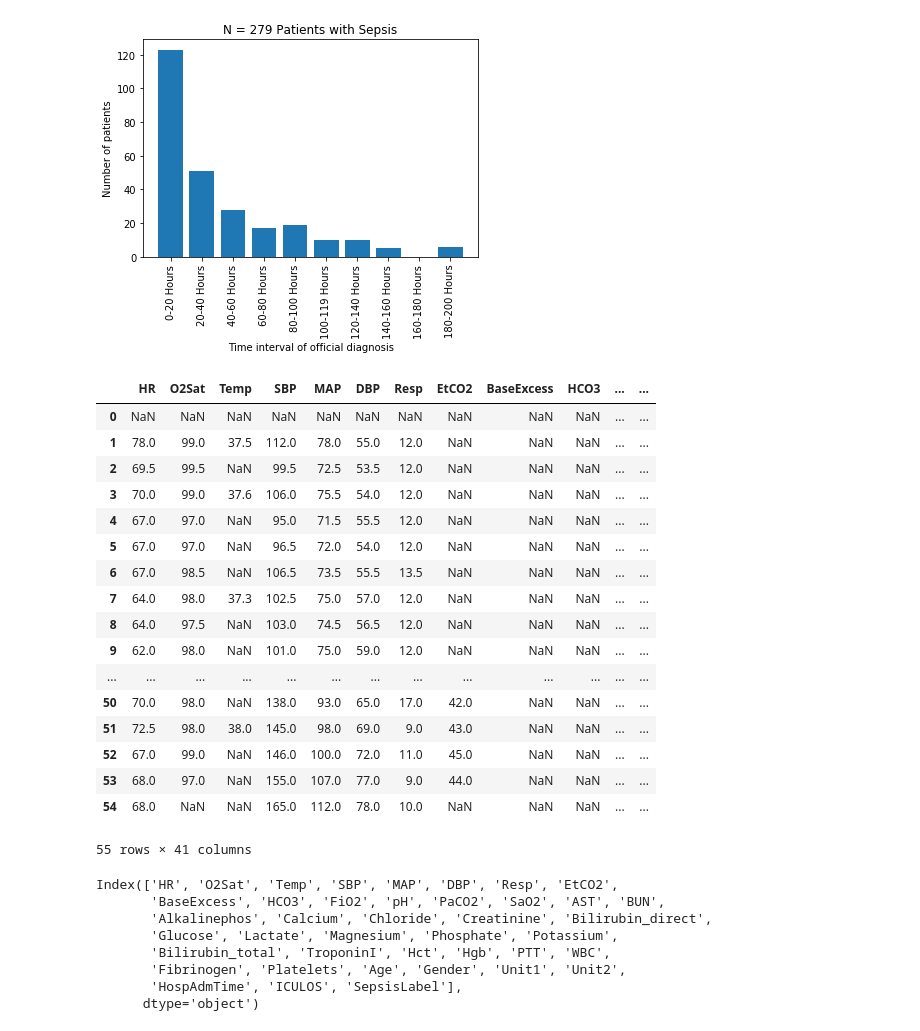
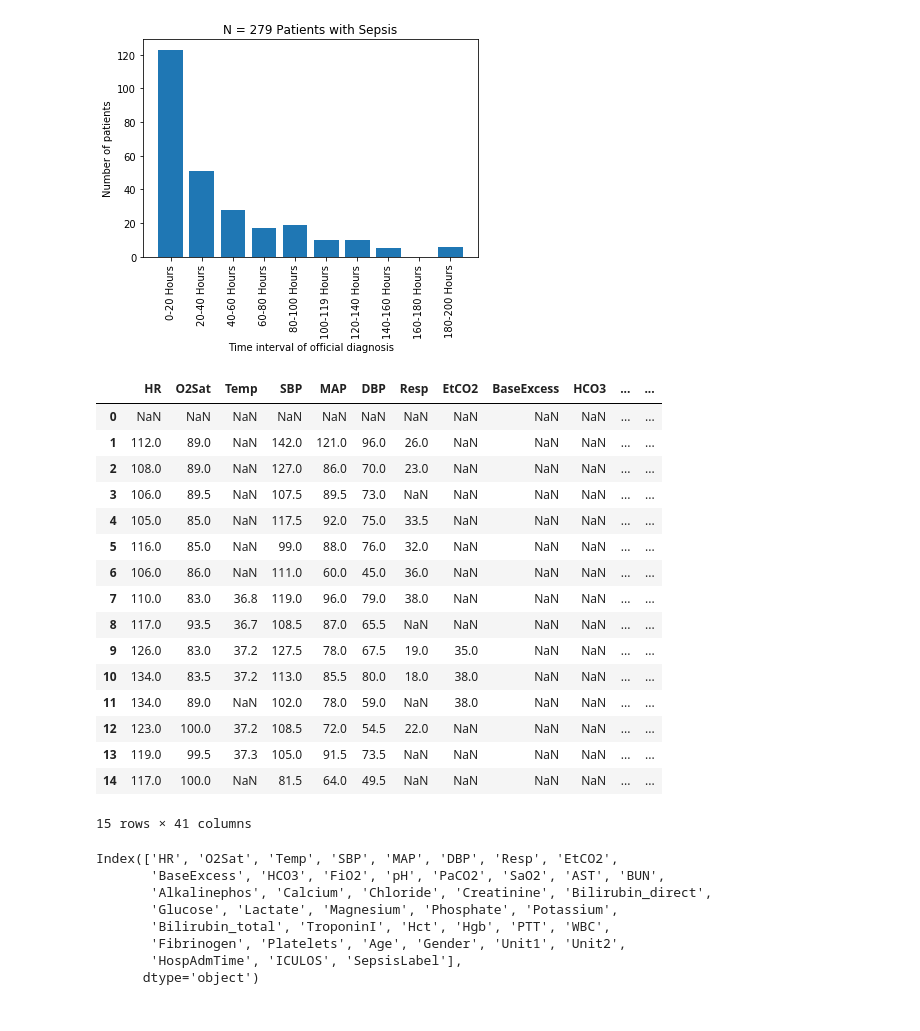
Before and after one commit to Fryman93/SprungBoard, a Jupyter notebook: Capstone 2/Sepsis/Sepsis.ipynb, the cells around one changed output. Cells and saved outputs as stored; diff of their text form; code cells hidden in the pictures.

```diff
--- a/Capstone 2/Sepsis/Sepsis.ipynb
+++ b/Capstone 2/Sepsis/Sepsis.ipynb
@@ -26,9 +30,7 @@ len(patient_files)
 
 # Also make a list of files of patients with and without Sepsis
 
-first_hour = {}
-sepsis_files = []
-no_sepsis_files = []
+first_hour, sepsis_files, no_sepsis_files = {}, [], []
 
 first_hour['No Sepsis'] = 0
 for file in patient_files:
@@ -130,27 +153,26 @@ plt.show()
 [figure]
 # %%
 # EXAMPLE
-test = pd.read_csv('training/p01111.psv', sep='|')
+test = pd.read_csv(sepsis_files[20], sep='|')
 test
 # %% [output]
 |  | HR | O2Sat | Temp | SBP | MAP | DBP | Resp | EtCO2 | BaseExcess | HCO3 | ... | ... |
 | 0 | NaN | NaN | NaN | NaN | NaN | NaN | NaN | NaN | NaN | NaN | ... | ... |
-| 1 | 78.0 | 99.0 | 37.5 | 112.0 | 78.0 | 55.0 | 12.0 | NaN | NaN | NaN | ... | ... |
-| 2 | 69.5 | 99.5 | NaN | 99.5 | 72.5 | 53.5 | 12.0 | NaN | NaN | NaN | ... | ... |
-| 3 | 70.0 | 99.0 | 37.6 | 106.0 | 75.5 | 54.0 | 12.0 | NaN | NaN | NaN | ... | ... |
-| 4 | 67.0 | 97.0 | NaN | 95.0 | 71.5 | 55.5 | 12.0 | NaN | NaN | NaN | ... | ... |
-| 5 | 67.0 | 97.0 | NaN | 96.5 | 72.0 | 54.0 | 12.0 | NaN | NaN | NaN | ... | ... |
-| 6 | 67.0 | 98.5 | NaN | 106.5 | 73.5 | 55.5 | 13.5 | NaN | NaN | NaN | ... | ... |
-| 7 | 64.0 | 98.0 | 37.3 | 102.5 | 75.0 | 57.0 | 12.0 | NaN | NaN | NaN | ... | ... |
-| 8 | 64.0 | 97.5 | NaN | 103.0 | 74.5 | 56.5 | 12.0 | NaN | NaN | NaN | ... | ... |
-| 9 | 62.0 | 98.0 | NaN | 101.0 | 75.0 | 59.0 | 12.0 | NaN | NaN | NaN | ... | ... |
-| ... | ... | ... | ... | ... | ... | ... | ... | ... | ... | ... | ... | ... |
-| 50 | 70.0 | 98.0 | NaN | 138.0 | 93.0 | 65.0 | 17.0 | 42.0 | NaN | NaN | ... | ... |
-| 51 | 72.5 | 98.0 | 38.0 | 145.0 | 98.0 | 69.0 | 9.0 | 43.0 | NaN | NaN | ... | ... |
-| 52 | 67.0 | 99.0 | NaN | 146.0 | 100.0 | 72.0 | 11.0 | 45.0 | NaN | NaN | ... | ... |
-| 53 | 68.0 | 97.0 | NaN | 155.0 | 107.0 | 77.0 | 9.0 | 44.0 | NaN | NaN | ... | ... |
-| 54 | 68.0 | NaN | NaN | 165.0 | 112.0 | 78.0 | 10.0 | NaN | NaN | NaN | ... | ... |
+| 1 | 112.0 | 89.0 | NaN | 142.0 | 121.0 | 96.0 | 26.0 | NaN | NaN | NaN | ... | ... |
+| 2 | 108.0 | 89.0 | NaN | 127.0 | 86.0 | 70.0 | 23.0 | NaN | NaN | NaN | ... | ... |
+| 3 | 106.0 | 89.5 | NaN | 107.5 | 89.5 | 73.0 | NaN | NaN | NaN | NaN | ... | ... |
+| 4 | 105.0 | 85.0 | NaN | 117.5 | 92.0 | 75.0 | 33.5 | NaN | NaN | NaN | ... | ... |
+| 5 | 116.0 | 85.0 | NaN | 99.0 | 88.0 | 76.0 | 32.0 | NaN | NaN | NaN | ... | ... |
+| 6 | 106.0 | 86.0 | NaN | 111.0 | 60.0 | 45.0 | 36.0 | NaN | NaN | NaN | ... | ... |
+| 7 | 110.0 | 83.0 | 36.8 | 119.0 | 96.0 | 79.0 | 38.0 | NaN | NaN | NaN | ... | ... |
+| 8 | 117.0 | 93.5 | 36.7 | 108.5 | 87.0 | 65.5 | NaN | NaN | NaN | NaN | ... | ... |
+| 9 | 126.0 | 83.0 | 37.2 | 127.5 | 78.0 | 67.5 | 19.0 | 35.0 | NaN | NaN | ... | ... |
+| 10 | 134.0 | 83.5 | 37.2 | 113.0 | 85.5 | 80.0 | 18.0 | 38.0 | NaN | NaN | ... | ... |
+| 11 | 134.0 | 89.0 | NaN | 102.0 | 78.0 | 59.0 | NaN | 38.0 | NaN | NaN | ... | ... |
+| 12 | 123.0 | 100.0 | 37.2 | 108.5 | 72.0 | 54.5 | 22.0 | NaN | NaN | NaN | ... | ... |
+| 13 | 119.0 | 99.5 | 37.3 | 105.0 | 91.5 | 73.5 | NaN | NaN | NaN | NaN | ... | ... |
+| 14 | 117.0 | 100.0 | NaN | 81.5 | 64.0 | 49.5 | NaN | NaN | NaN | NaN | ... | ... |
-55 rows × 41 columns
+15 rows × 41 columns
 # %%
 test.columns
 # %% [output]
```
Also changed, not shown: parts of 24 cells of this notebook.
